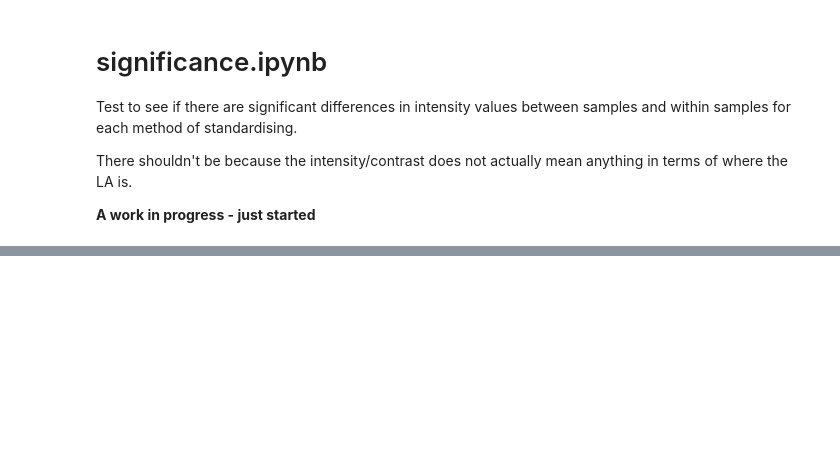
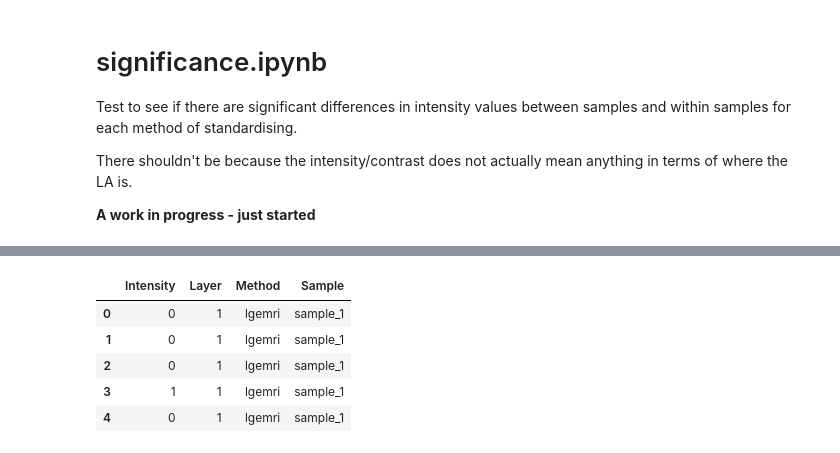
Before and after one commit to gvwalgiya/la_seg_challenge_2018, a Jupyter notebook: significance.ipynb, the cells around one changed output, grey strips where cells are left out. Drawn from its saved outputs; the diff is of its cells as text; code cells hidden in the pictures; blank space fills up the shorter version.

Commit message:
added sig_resave - reorganising data for significance.py

```diff
--- a/significance.ipynb
+++ b/significance.ipynb
@@ -9,4 +9,23 @@ There shouldn't be because the intensity/contrast does not actually mean anythin
 import numpy as np
 import pandas as pd
 # %%
-samples = ["sample_1","sample_2","sample_3"]
+samples = ["sample_1", "sample_2", "sample_3"]
+methods = ["lgemri", "rescl", "std", "cv_norm"]
+# %%
+data_df = pd.DataFrame(columns=["Sample", "Method", "Layer", "Intensity"])
+data_list = [data_df]
+# %%
+for sample in samples:
+    for method in methods:
+        for layer in range(88):
+            current = np.load(sample+"/"+method+"/layer_"+str(layer+1)+".npy")
+            current = current.flatten()
+            current_df = pd.DataFrame(data=current, columns=["Intensity"])
+            current_df["Sample"] = sample
+            current_df["Method"] = method
+            current_df["Layer"] = layer+1
+            print(sample)
+            print(method)
+            print(layer+1)
+            print("-------")
+            data_list.append(current_df)
@@ -12,0 +50,11 @@ samples = ["sample_1","sample_2","sample_3"]
+# %%
+data_df = pd.concat(data_list)
+# %%
+data_df.head()
+# %% [output]
+|  | Intensity | Layer | Method | Sample |
+| 0 | 0 | 1 | lgemri | sample_1 |
+| 1 | 0 | 1 | lgemri | sample_1 |
+| 2 | 0 | 1 | lgemri | sample_1 |
+| 3 | 1 | 1 | lgemri | sample_1 |
+| 4 | 0 | 1 | lgemri | sample_1 |
```
Also changed, not shown: parts of 1 cell of this notebook, 8 other files.
